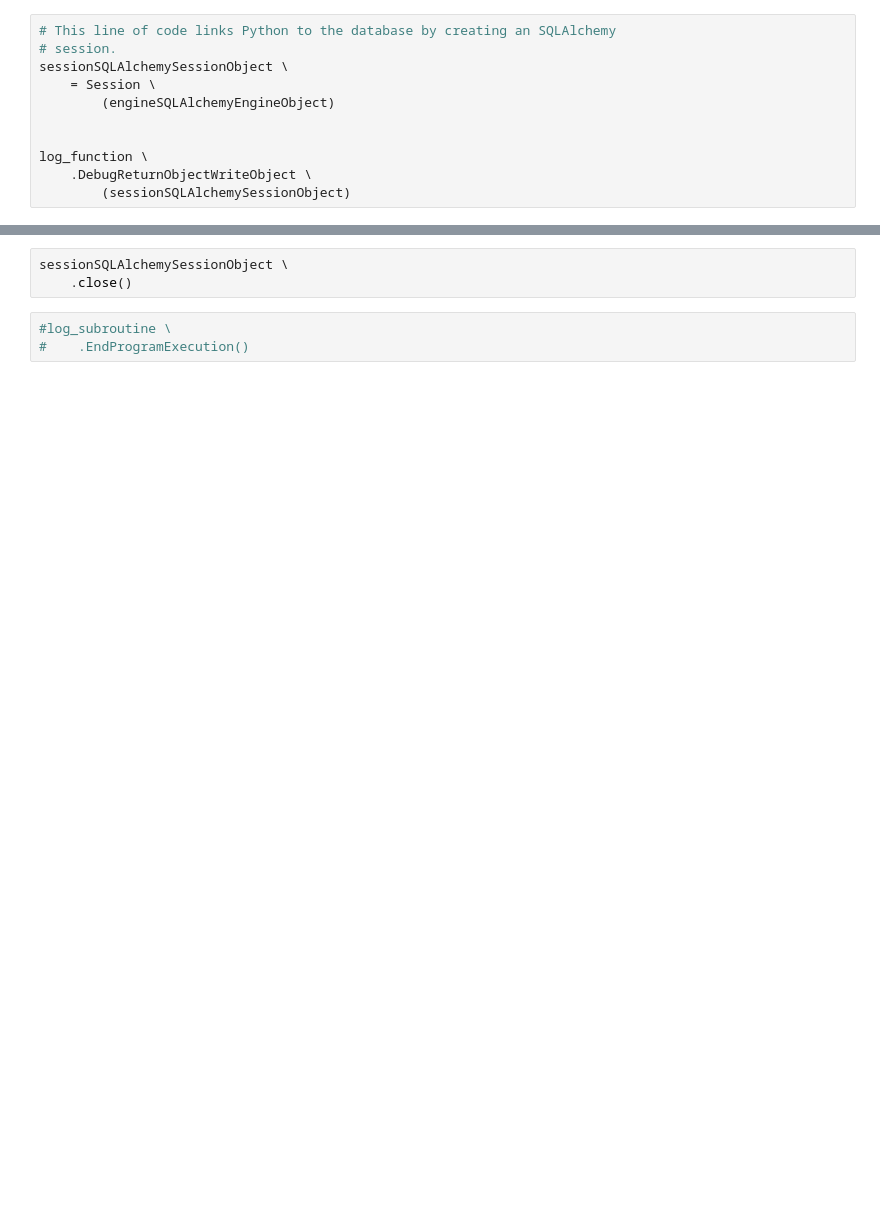
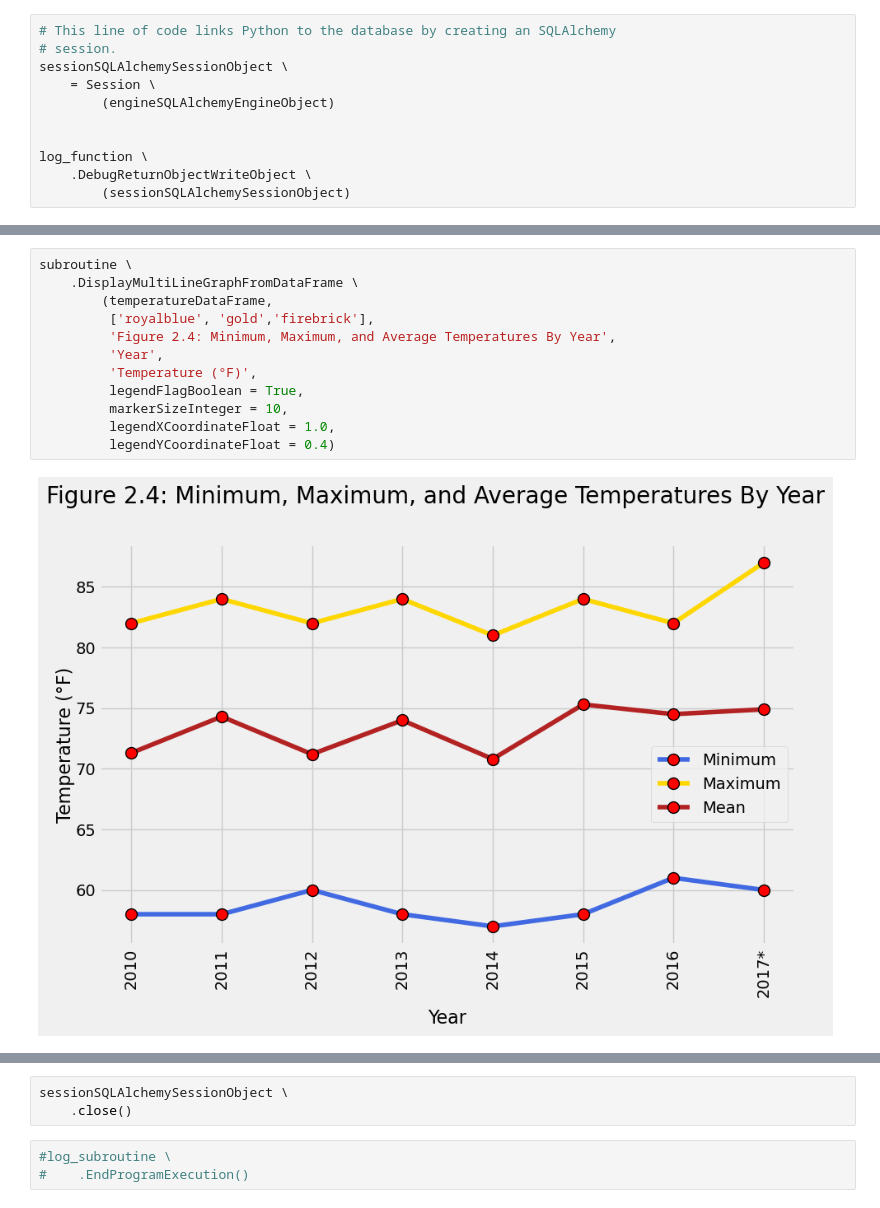
Before and after one commit to njamesgeorge1223/Precipitation-Analysis-from-Weather-Stations-using-SQLAlchemy, a Jupyter notebook: ClimatePy.ipynb, the cells around one changed output, grey strips where cells are left out. Saved outputs shown, nothing was run; the diff lists cells and outputs as text; blank space fills up the shorter version.

```diff
--- a/ClimatePy.ipynb
+++ b/ClimatePy.ipynb
@@ -511,0 +493,14 @@ subroutine \
+# %%
+subroutine \
+    .DisplayMultiLineGraphFromDataFrame \
+        (temperatureDataFrame,
+         ['royalblue', 'gold','firebrick'],
+         'Figure 2.4: Minimum, Maximum, and Average Temperatures By Year',
+         'Year',
+         'Temperature (°F)',
+         legendFlagBoolean = True,
+         markerSizeInteger = 10,
+         legendXCoordinateFloat = 1.0,
+         legendYCoordinateFloat = 0.4)
+# %% [output]
+[figure, added]
```
Also changed, not shown: parts of 200 cells of this notebook, 2 other files.
